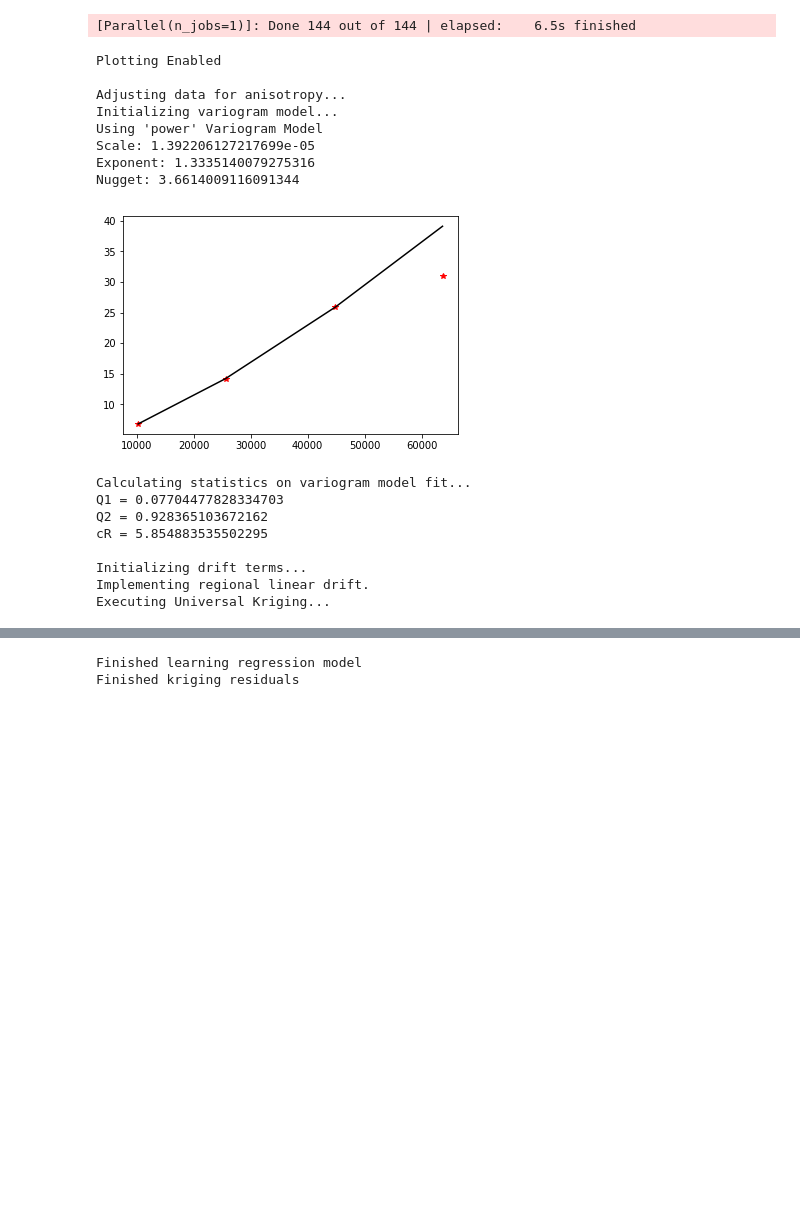
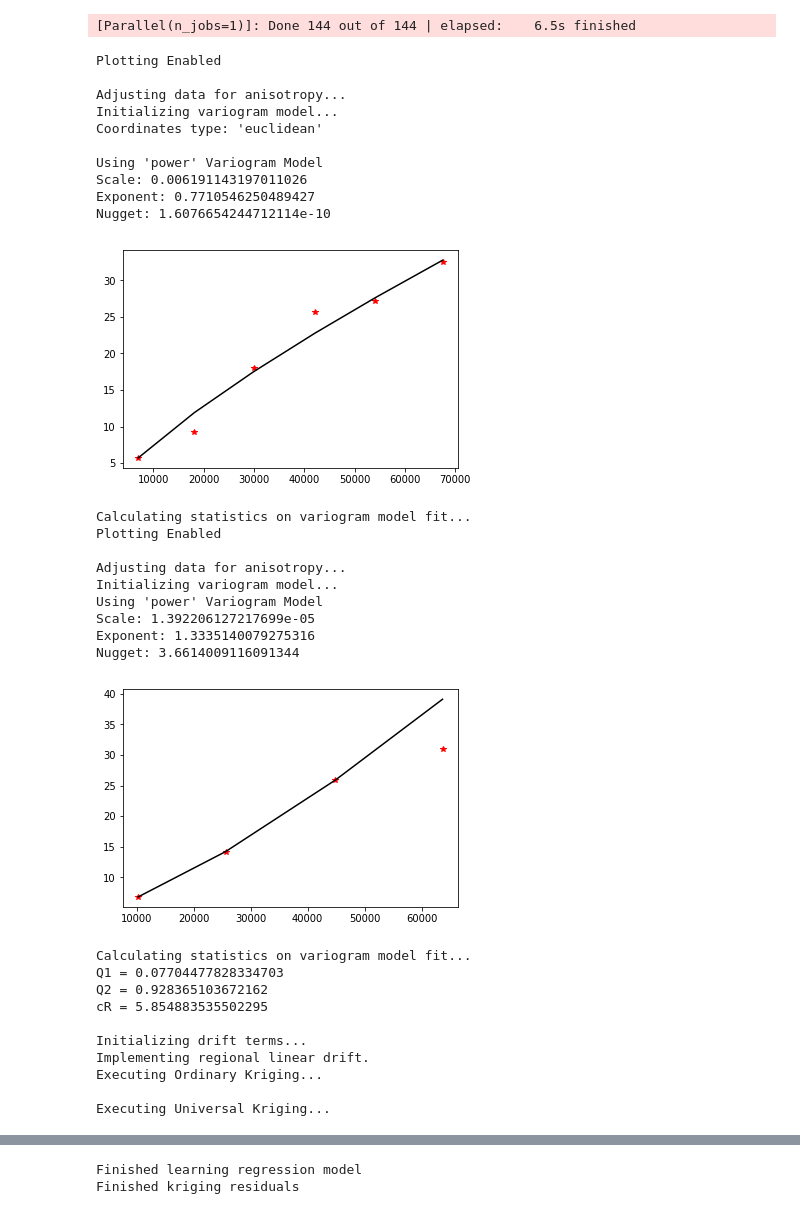
Before and after one commit to GeoscienceAustralia/hydrogeol_utils, a Jupyter notebook: notebooks/EastKimberley_water_table_mapping.ipynb, the cells around one changed output, grey strips where cells are left out. Cells and saved outputs as stored; diff of their text form; code cells hidden in the pictures; blank space fills up the shorter version.

```diff
--- a/notebooks/EastKimberley_water_table_mapping.ipynb
+++ b/notebooks/EastKimberley_water_table_mapping.ipynb
@@ -205,49 +237,63 @@ from pykrige.ok import OrdinaryKriging
 from pykrige.uk import UniversalKriging
 
 X = bore_coords[:,0]
 Y = bore_coords[:,1]
 
 # Define grid
 gridx = np.arange((math.floor(X.min() / 10.0)) * 10 - 1000.,
                   (math.ceil(X.max() / 10.0)) * 10 + 1000., 50)
 
 gridy = np.arange((math.floor(Y.min() / 10.0)) * 10 - 1000.,
                   (math.ceil(Y.max() / 10.0)) * 10 + 1000., 50)[::-1]
 
 # Create the ordinary kriging object
 
-#OK = OrdinaryKriging(X, Y, swl, variogram_model='power',
-#                     verbose=True, enable_plotting=True)
+OK = OrdinaryKriging(X, Y, swl, variogram_model='power',
+                     verbose=True, enable_plotting=True)
 
 UK = UniversalKriging(X, Y, swl, variogram_model='power',
                       drift_terms=['regional_linear'],
                       nlags = 4, weight = True,
                      verbose=True, enable_plotting=True)
 
 # Creates the kriged grid and the variance grid
-#z, ss = OK.execute('grid', gridx, gridy)
-z, ss = UK.execute('grid', gridx, gridy)
+zo, sso = OK.execute('grid', gridx, gridy)
+zu, ssu = UK.execute('grid', gridx, gridy)
 
 # Writes the kriged grid to an ASCII grid file.
 #kt.write_asc_grid(gridx, gridy, z, filename=r"C:\temp\output.asc")
 # %% [output]
 Plotting Enabled
 
 Adjusting data for anisotropy...
 Initializing variogram model...
+Coordinates type: 'euclidean'
+
 Using 'power' Variogram Model
-Scale: 1.392206127217699e-05
-Exponent: 1.3335140079275316
-Nugget: 3.6614009116091344
+Scale: 0.006191143197011026
+Exponent: 0.7710546250489427
+Nugget: 1.6076654244712114e-10
-[figure, old version]
+[figure, new version]
 Calculating statistics on variogram model fit...
-Q1 = 0.07704477828334703
-Q2 = 0.928365103672162
-cR = 5.854883535502295
+Plotting Enabled
 
-Initializing drift terms...
-Implementing regional linear drift.
-Executing Universal Kriging...
+Adjusting data for anisotropy...
+Initializing variogram model...
+Using 'power' Variogram Model
+Scale: 1.392206127217699e-05
+Exponent: 1.3335140079275316
+Nugget: 3.6614009116091344
+[figure, added]
+Calculating statistics on variogram model fit...
+Q1 = 0.07704477828334703
+Q2 = 0.928365103672162
+cR = 5.854883535502295
+
+Initializing drift terms...
+Implementing regional linear drift.
+Executing Ordinary Kriging...
+
+Executing Universal Kriging...
 # %%
 # Create a mask for points with a variance of
 # greater than 20
```
Also changed, not shown: parts of 20 cells of this notebook, 2 other files.
